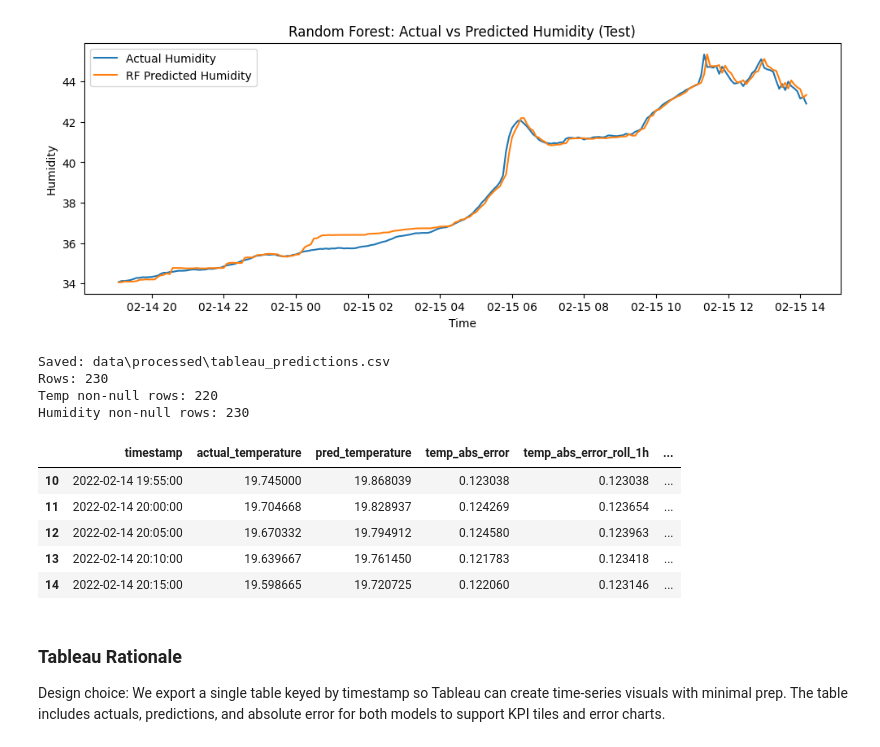
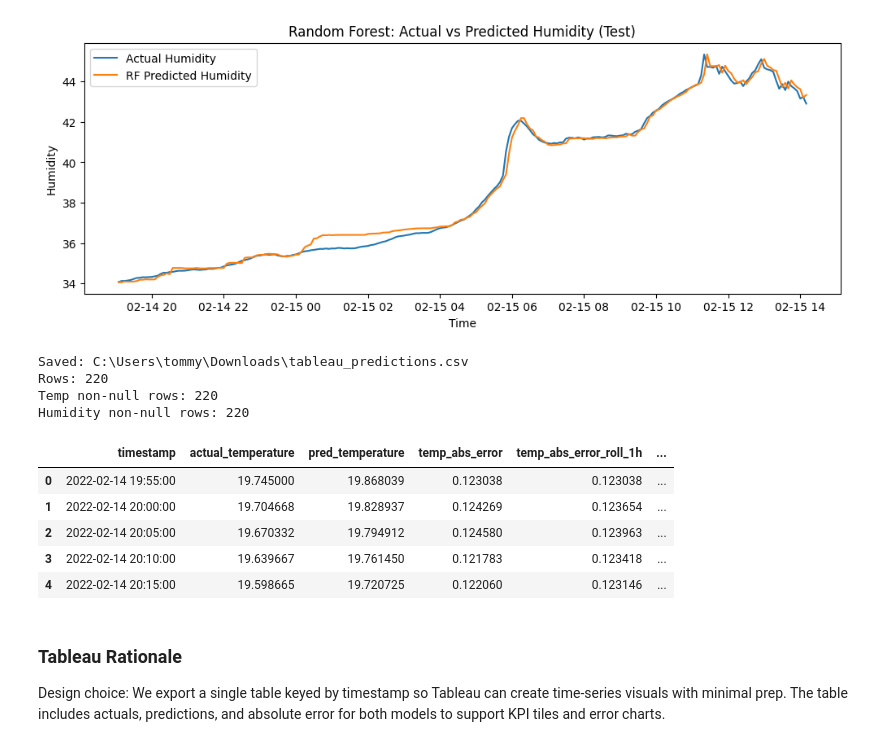
Before and after one commit to aaiprojects/aai-smart-building-iot, a Jupyter notebook: Team_6_Final Team Project Machine Learning IoT Application Design and Implementation.ipynb, the cells around one changed output. Cells and saved outputs as stored; diff of their text form; code cells hidden in the pictures.

Commit message:
Add files via upload
Fixed outer merge between two different time windows. CSV includes the proper data now.

```diff
--- a/Team_6_Final Team Project Machine Learning IoT Application Design and Implementation.ipynb
+++ b/Team_6_Final Team Project Machine Learning IoT Application Design and Implementation.ipynb
@@ -821,42 +822,42 @@ temp_out["timestamp"] = normalize_ts(temp_out["timestamp"], "5min")
 temp_out = temp_out.groupby("timestamp", as_index=False).mean(numeric_only=True)
 
 #Humidity outputs
 rf_out = pd.DataFrame(
     {
         "timestamp": pd.to_datetime(y_test_rf.index),
         "actual_humidity": y_test_rf.values,
         "pred_humidity": rf_pred,
     }
 )
 rf_out["humidity_abs_error"] = (rf_out["actual_humidity"] - rf_out["pred_humidity"]).abs()
 
 rf_out["timestamp"] = normalize_ts(rf_out["timestamp"], "5min")
 rf_out = rf_out.groupby("timestamp", as_index=False).mean(numeric_only=True)
 
 #Merge eval series
-out = pd.merge(temp_out, rf_out, on="timestamp", how="outer").sort_values("timestamp")
+out = pd.merge(temp_out, rf_out, on="timestamp", how="inner").sort_values("timestamp")
 
 out_path = os.path.join(out_dir, "tableau_predictions.csv") #We can change this name as needed but I think this is suitable
 out.to_csv(out_path, index=False)
 
 print("Saved:", out_path)
 print("Rows:", len(out))
 print("Temp non-null rows:", out["actual_temperature"].notna().sum())
 print("Humidity non-null rows:", out["actual_humidity"].notna().sum())
 
 #Show a preview where temperature actually exists
 display(out[out["actual_temperature"].notna()].head(5))
 # %% [output]
-Saved: data\processed\tableau_predictions.csv
-Rows: 230
+Saved: C:\Users\tommy\Downloads\tableau_predictions.csv
+Rows: 220
 Temp non-null rows: 220
-Humidity non-null rows: 230
+Humidity non-null rows: 220
 |  | timestamp | actual_temperature | pred_temperature | temp_abs_error | temp_abs_error_roll_1h | ... |
-| 10 | 2022-02-14 19:55:00 | 19.745000 | 19.868039 | 0.123038 | 0.123038 | ... |
-| 11 | 2022-02-14 20:00:00 | 19.704668 | 19.828937 | 0.124269 | 0.123654 | ... |
-| 12 | 2022-02-14 20:05:00 | 19.670332 | 19.794912 | 0.124580 | 0.123963 | ... |
-| 13 | 2022-02-14 20:10:00 | 19.639667 | 19.761450 | 0.121783 | 0.123418 | ... |
-| 14 | 2022-02-14 20:15:00 | 19.598665 | 19.720725 | 0.122060 | 0.123146 | ... |
+| 0 | 2022-02-14 19:55:00 | 19.745000 | 19.868039 | 0.123038 | 0.123038 | ... |
+| 1 | 2022-02-14 20:00:00 | 19.704668 | 19.828937 | 0.124269 | 0.123654 | ... |
+| 2 | 2022-02-14 20:05:00 | 19.670332 | 19.794912 | 0.124580 | 0.123963 | ... |
+| 3 | 2022-02-14 20:10:00 | 19.639667 | 19.761450 | 0.121783 | 0.123418 | ... |
+| 4 | 2022-02-14 20:15:00 | 19.598665 | 19.720725 | 0.122060 | 0.123146 | ... |
 # %% [markdown]
 ### Tableau Rationale
 
```
Also changed, not shown: parts of 4 cells of this notebook.
